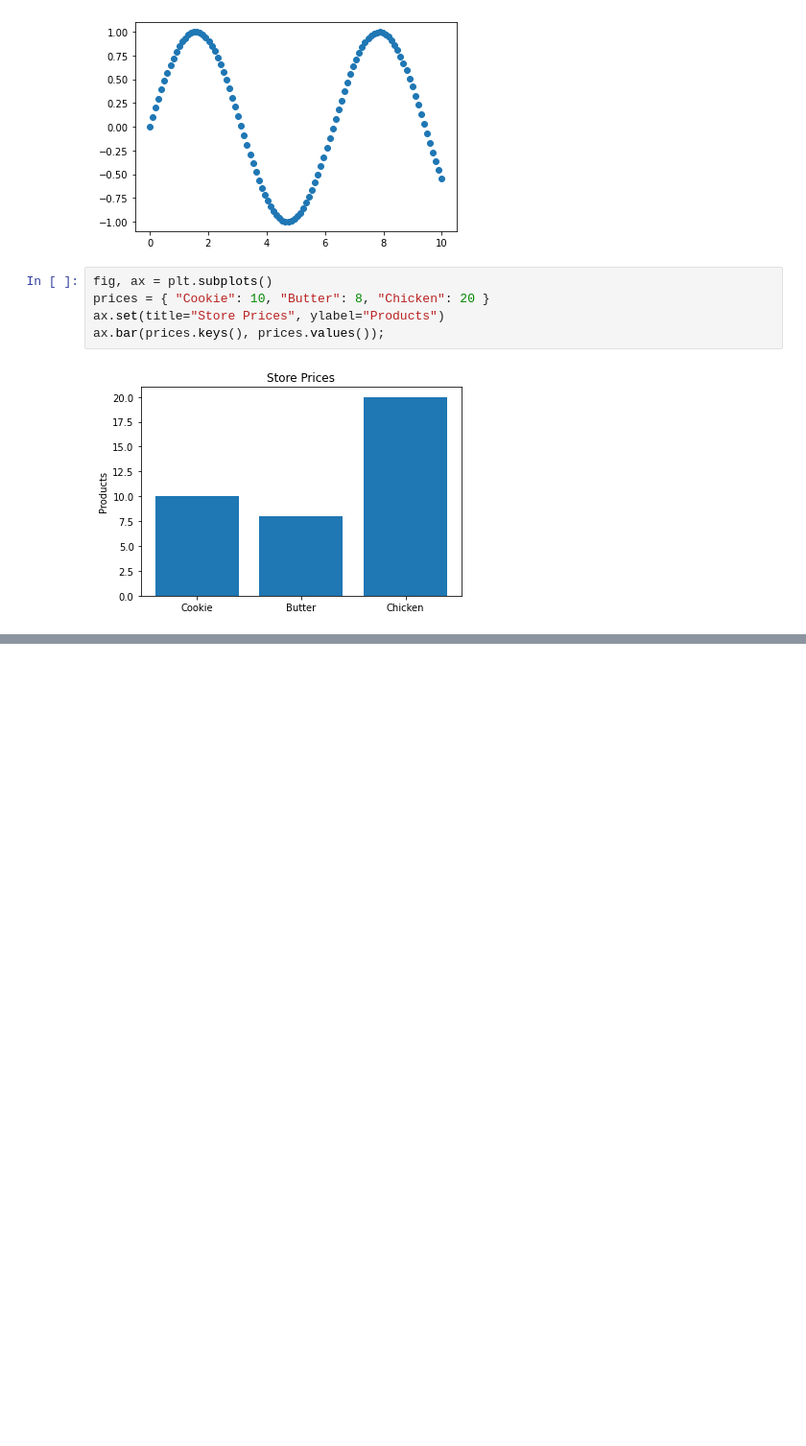
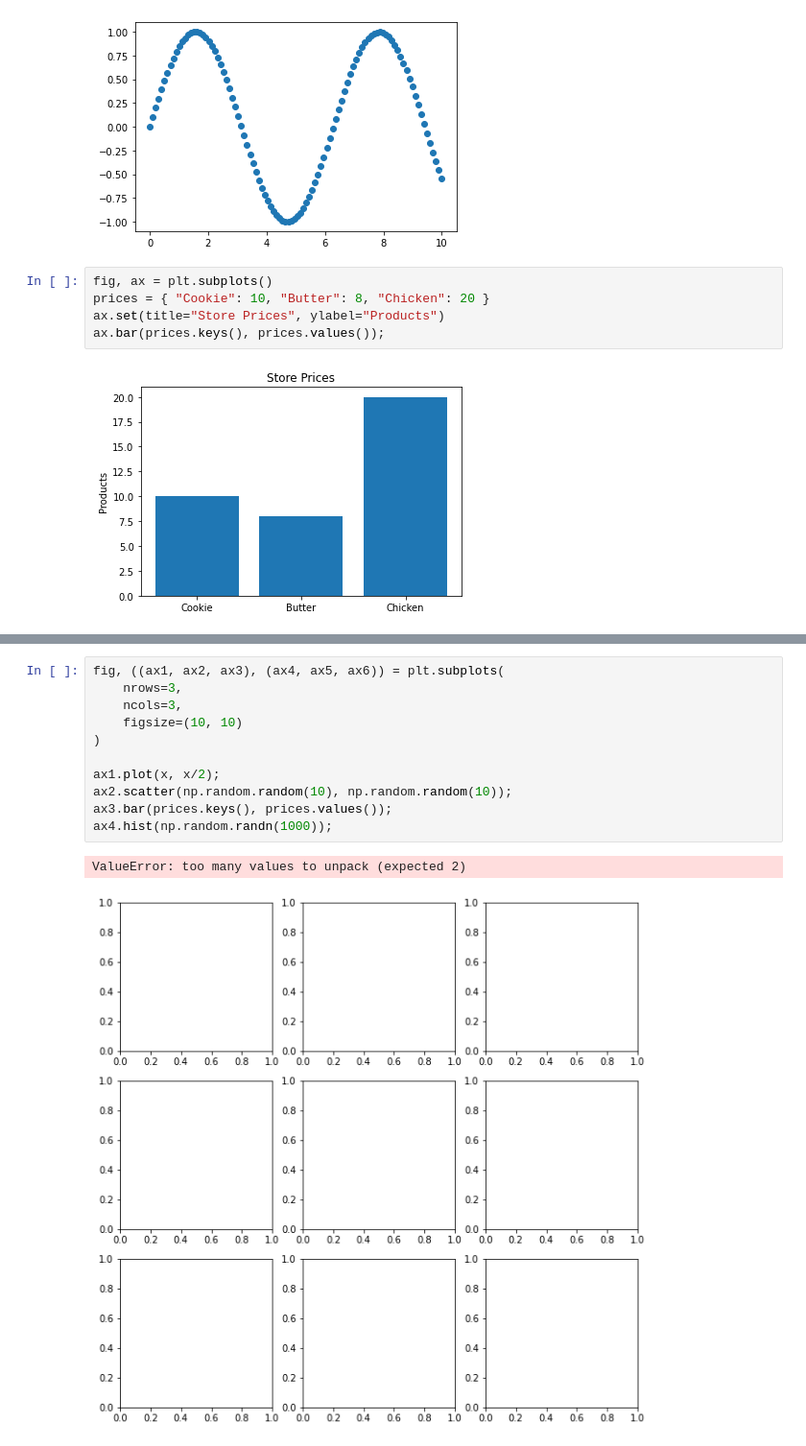
Before and after one commit to Ammar-Raneez/ML_Learning_ZTM, a Jupyter notebook: matplotlib-analysis.ipynb, the cells around one changed output, grey strips where cells are left out. Shown at 96% size. Saved outputs shown, nothing was run; the diff lists cells and outputs as text; blank space fills up the shorter version.

```diff
--- a/matplotlib-analysis.ipynb
+++ b/matplotlib-analysis.ipynb
@@ -87,0 +111,14 @@ ax.bar(prices.keys(), prices.values());
+# %%
+fig, ((ax1, ax2, ax3), (ax4, ax5, ax6)) = plt.subplots(
+    nrows=3,
+    ncols=3,
+    figsize=(10, 10)
+)
+
+ax1.plot(x, x/2);
+ax2.scatter(np.random.random(10), np.random.random(10));
+ax3.bar(prices.keys(), prices.values());
+ax4.hist(np.random.randn(1000));
+# %% [output]
+ValueError: too many values to unpack (expected 2)
+[figure, added]
```
Also changed, not shown: parts of 3 cells of this notebook.
